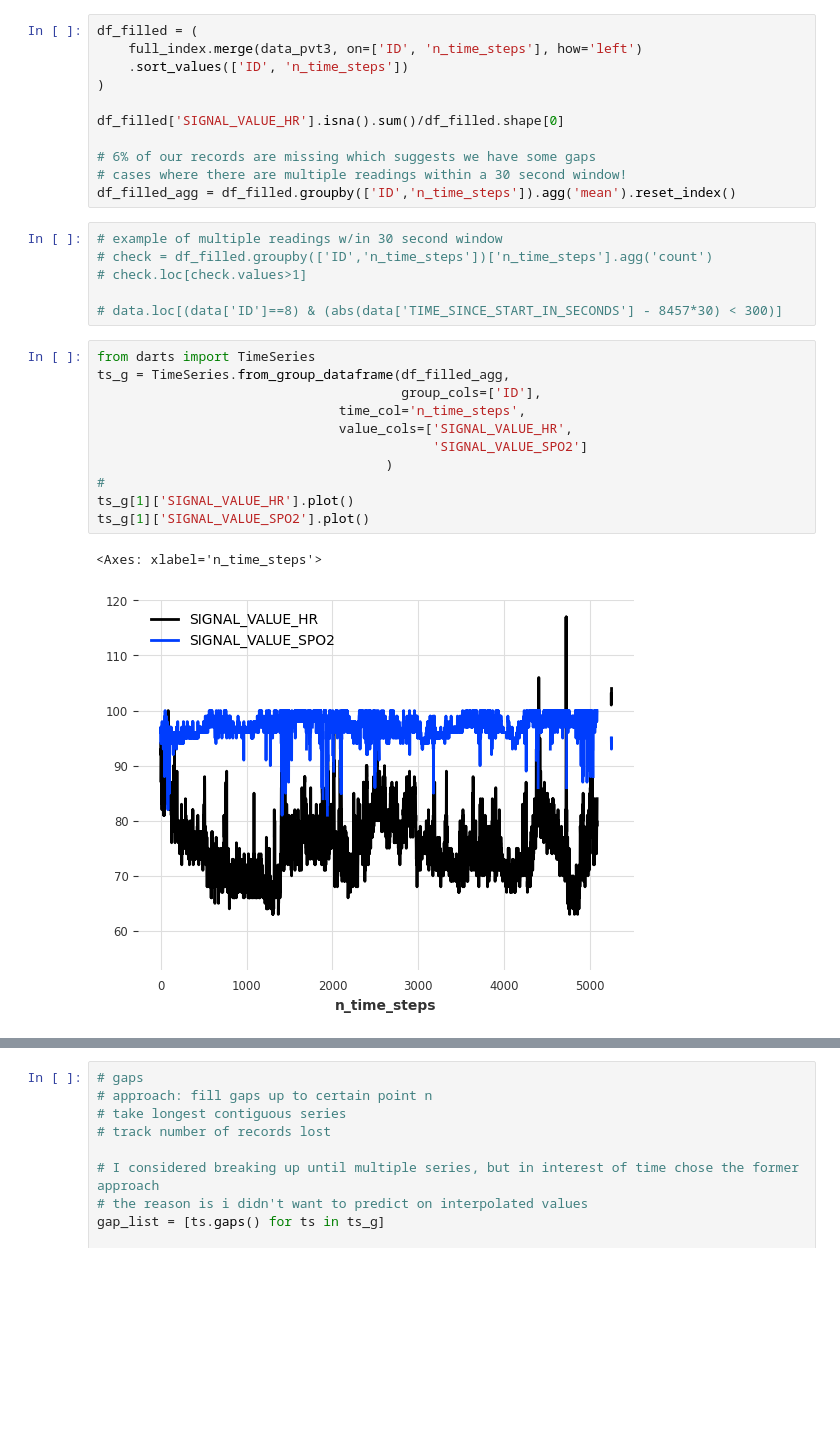
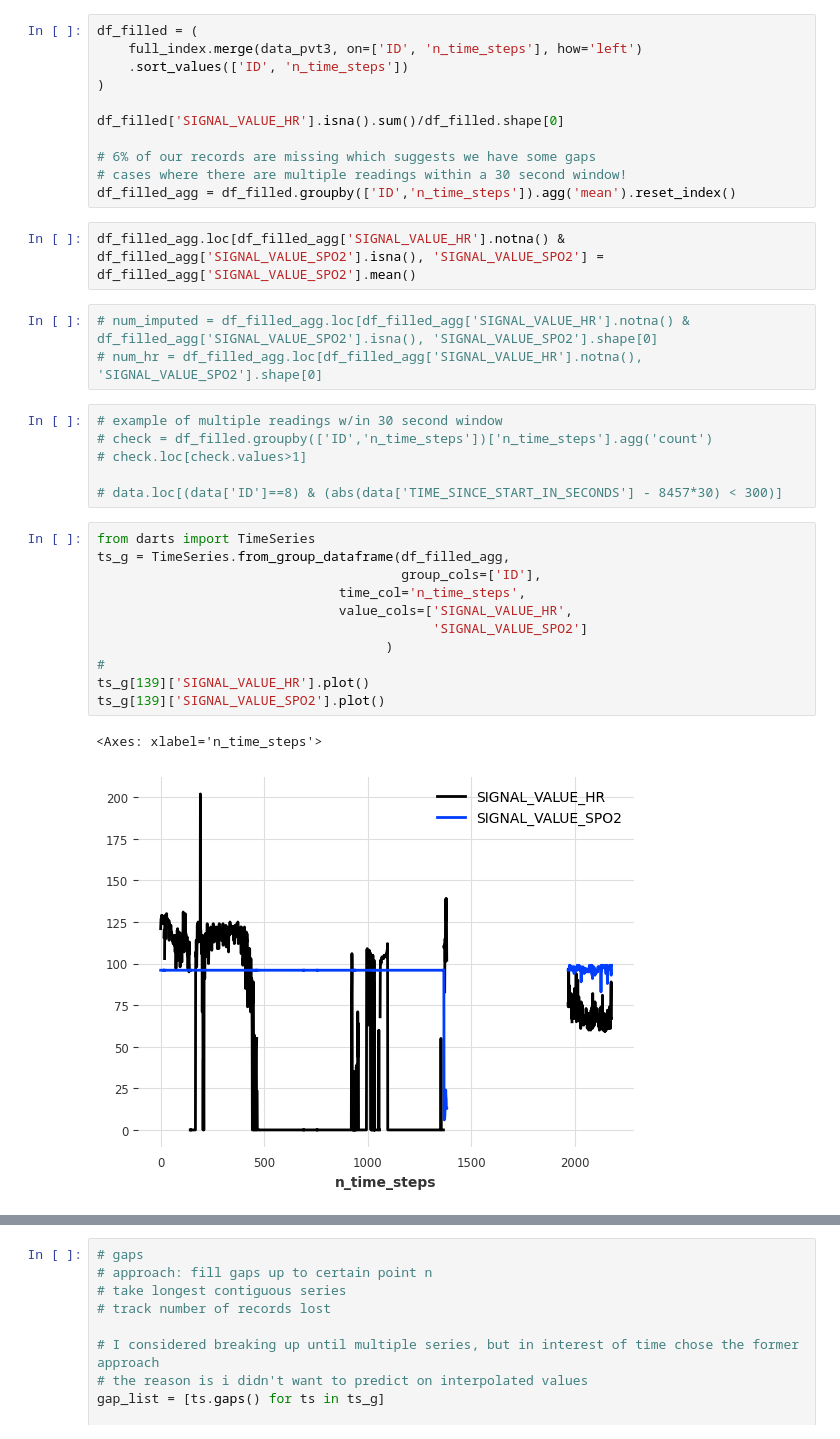
Before and after one commit to dknapp17/ts-dl, a Jupyter notebook: heart-rate-prediction.ipynb, the cells around one changed output, grey strips where cells are left out. Saved outputs shown, nothing was run; the diff lists cells and outputs as text; blank space fills up the shorter version.

```diff
--- a/heart-rate-prediction.ipynb
+++ b/heart-rate-prediction.ipynb
@@ -157,6 +157,11 @@ df_filled['SIGNAL_VALUE_HR'].isna().sum()/df_filled.shape[0]
 # 6% of our records are missing which suggests we have some gaps
 # cases where there are multiple readings within a 30 second window!
 df_filled_agg = df_filled.groupby(['ID','n_time_steps']).agg('mean').reset_index()
+# %%
+df_filled_agg.loc[df_filled_agg['SIGNAL_VALUE_HR'].notna() & df_filled_agg['SIGNAL_VALUE_SPO2'].isna(), 'SIGNAL_VALUE_SPO2'] = df_filled_agg['SIGNAL_VALUE_SPO2'].mean()
+# %%
+# num_imputed = df_filled_agg.loc[df_filled_agg['SIGNAL_VALUE_HR'].notna() & df_filled_agg['SIGNAL_VALUE_SPO2'].isna(), 'SIGNAL_VALUE_SPO2'].shape[0]
+# num_hr = df_filled_agg.loc[df_filled_agg['SIGNAL_VALUE_HR'].notna(), 'SIGNAL_VALUE_SPO2'].shape[0]
 # %%
 # example of multiple readings w/in 30 second window
 # check = df_filled.groupby(['ID','n_time_steps'])['n_time_steps'].agg('count')
@@ -166,14 +171,14 @@ df_filled_agg = df_filled.groupby(['ID','n_time_steps']).agg('mean').reset_index
 # %%
 from darts import TimeSeries
 ts_g = TimeSeries.from_group_dataframe(df_filled_agg,
                                        group_cols=['ID'],
                                time_col='n_time_steps',
                                value_cols=['SIGNAL_VALUE_HR',
                                            'SIGNAL_VALUE_SPO2']
                                      )
 #
-ts_g[1]['SIGNAL_VALUE_HR'].plot()
-ts_g[1]['SIGNAL_VALUE_SPO2'].plot()
+ts_g[139]['SIGNAL_VALUE_HR'].plot()
+ts_g[139]['SIGNAL_VALUE_SPO2'].plot()
 # %% [output]
 <Axes: xlabel='n_time_steps'>
-[figure, old version]
+[figure, new version]
```
Also changed, not shown: parts of 73 cells of this notebook.
